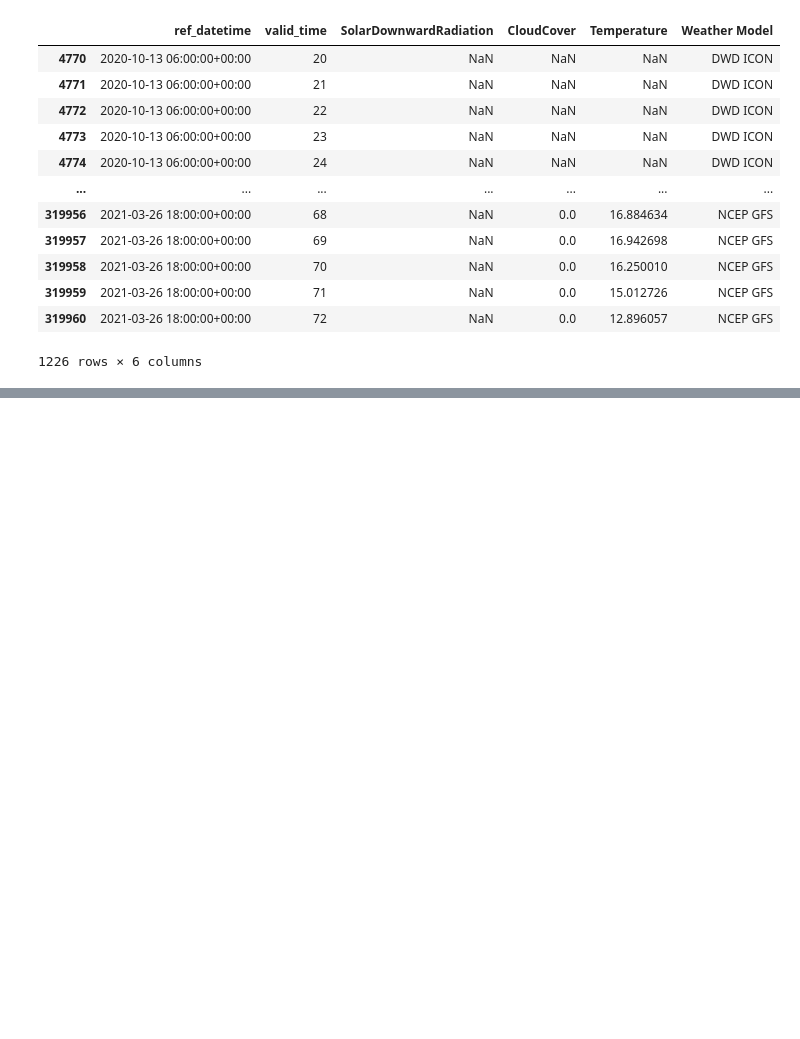
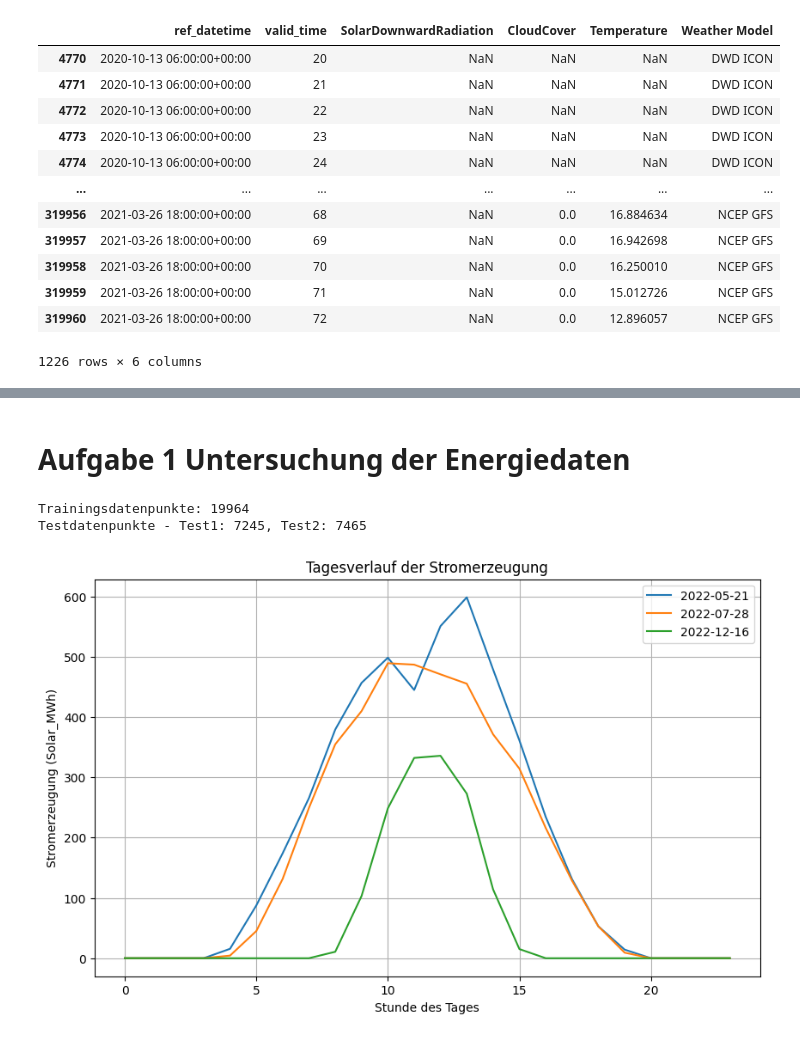
Before and after one commit to QMoWo/ML1-SolarForecasting_PowerRangers, a Jupyter notebook: Analyse_Training/test-Achim.ipynb, the cells around one changed output, grey strips where cells are left out. Saved outputs shown, nothing was run; the diff lists cells and outputs as text; code cells hidden in the pictures; blank space fills up the shorter version.

```diff
--- a/Analyse_Training/test-Achim.ipynb
+++ b/Analyse_Training/test-Achim.ipynb
@@ -189,0 +173,2 @@ df_forecasts[df_forecasts.SolarDownwardRadiation.isna()] # empfohlen
+# %%
+df_train = df_train.dropna(subset=["Solar_MWh"])
@@ -189,0 +206,15 @@ df_forecasts[df_forecasts.SolarDownwardRadiation.isna()] # empfohlen
+# %% [markdown]
+# Aufgabe 1 Untersuchung der Energiedaten
+# %%
+# 1. Wie viele Datenpunkte, die vorhergesagt werden sollen, gibt es in den Trainings- bzw. Testdaten?
+train_points = len(df_train)
+
+# Anzahl der Datenpunkte in den beiden Testsets
+test1_points = len(df_test1)
+test2_points = len(df_test2)
+
+print(f"Trainingsdatenpunkte: {train_points}")
+print(f"Testdatenpunkte - Test1: {test1_points}, Test2: {test2_points}")
+# %% [output]
+Trainingsdatenpunkte: 19964
+Testdatenpunkte - Test1: 7245, Test2: 7465
@@ -189,0 +223,28 @@ df_forecasts[df_forecasts.SolarDownwardRadiation.isna()] # empfohlen
+# %%
+# 2. Tagesverlauf visualisieren
+# (Zufälige)Geburtstage auswählen, bzw. Frühlings-, Sommer- und Winterzeit
+birthdates = ["2022-05-21", "2022-07-28", "2022-12-16"]
+birthdates = pd.to_datetime(birthdates) # Strings in datetime umwandeln
+
+df_train["date"] = pd.to_datetime(df_train["dtm"]).dt.date  # Extrahiere das Datum
+
+# Filter für die ausgewählten Tage
+filtered_data = df_train[df_train["date"].isin(birthdates.date)]
+
+# Plot
+plt.figure(figsize=(10, 6))
+for date in birthdates:
+    daily_data = filtered_data[filtered_data["date"] == date.date()]
+    plt.plot(
+        pd.to_datetime(daily_data["dtm"]).dt.hour,
+        daily_data["Solar_MWh"],
+        label=str(date.date())
+    )
+plt.xlabel("Stunde des Tages")
+plt.ylabel("Stromerzeugung (Solar_MWh)")
+plt.title("Tagesverlauf der Stromerzeugung")
+plt.legend()
+plt.grid()
+plt.show()
+# %% [output]
+[figure, added]
```
Also changed, not shown: parts of 22 cells of this notebook.
